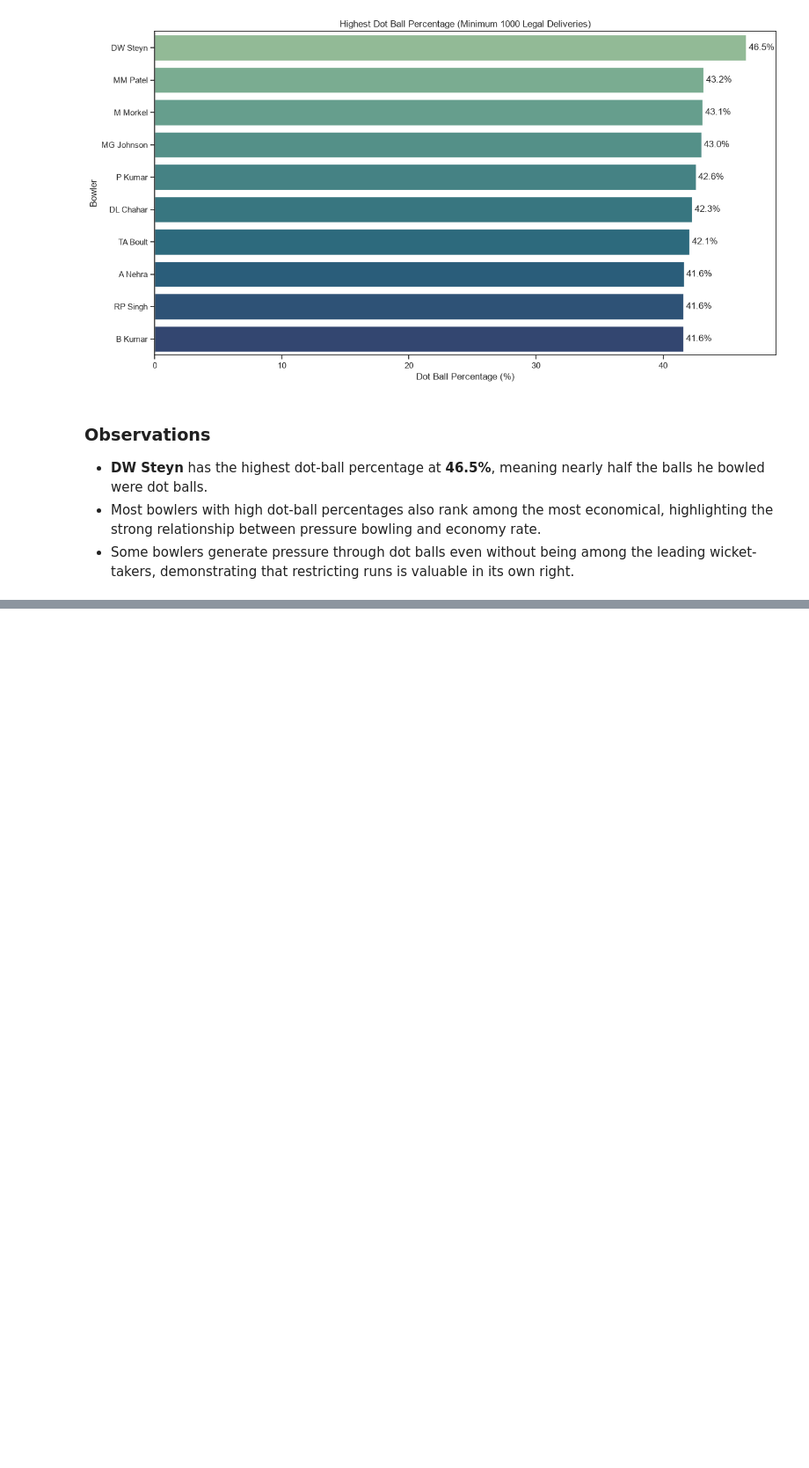
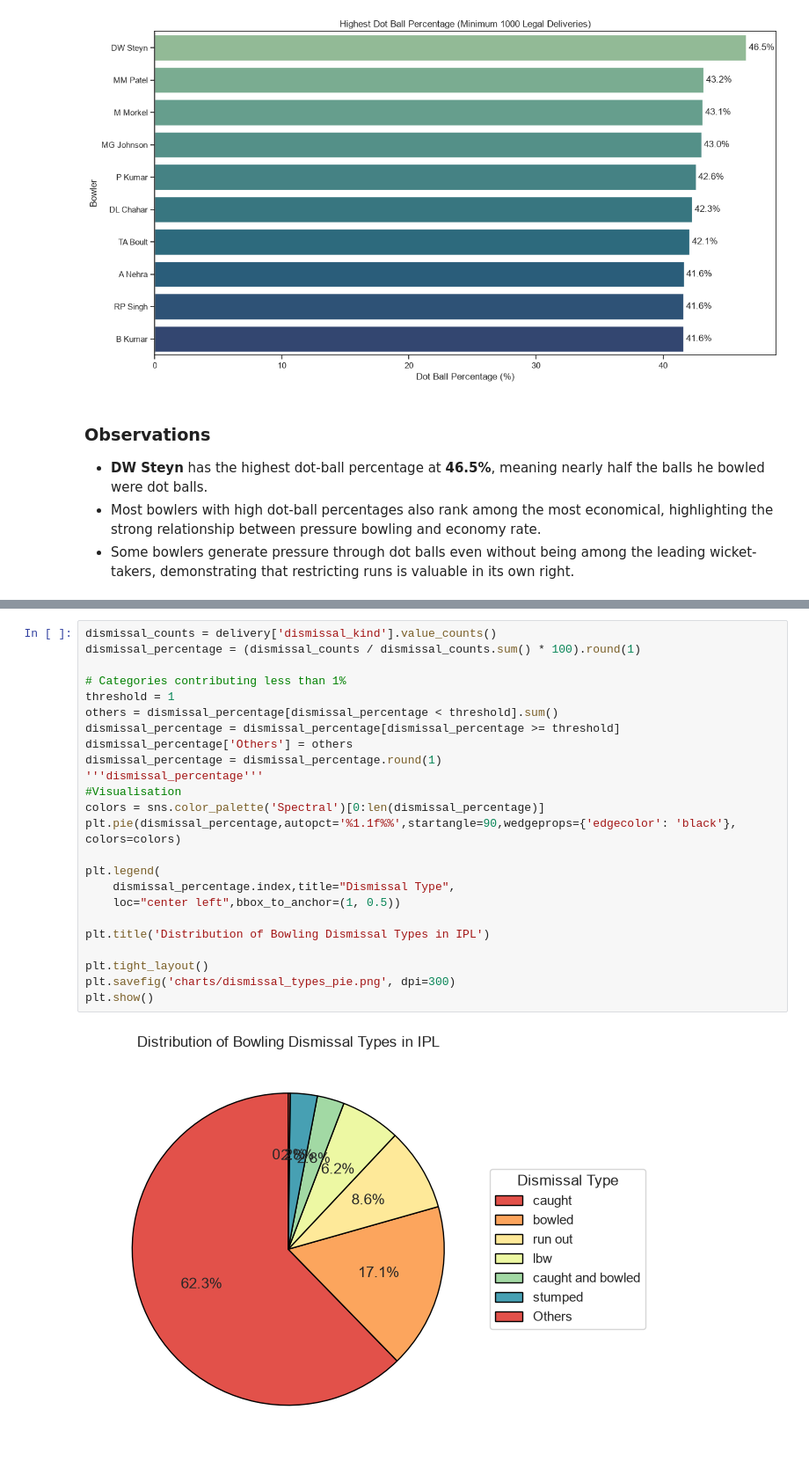
Before and after one commit to parthlamba-glitch/IPL-Data-Analysis, a Jupyter notebook: 4_bowling_analysis.ipynb, the cells around one changed output, grey strips where cells are left out. Shown at 88% size. Saved outputs shown, nothing was run; the diff lists cells and outputs as text; blank space fills up the shorter version.

```diff
--- a/4_bowling_analysis.ipynb
+++ b/4_bowling_analysis.ipynb
@@ -151,0 +191,26 @@ plt.show()
+# %%
+dismissal_counts = delivery['dismissal_kind'].value_counts()
+dismissal_percentage = (dismissal_counts / dismissal_counts.sum() * 100).round(1)
+
+# Categories contributing less than 1%
+threshold = 1
+others = dismissal_percentage[dismissal_percentage < threshold].sum()
+dismissal_percentage = dismissal_percentage[dismissal_percentage >= threshold]
+dismissal_percentage['Others'] = others
+dismissal_percentage = dismissal_percentage.round(1)
+'''dismissal_percentage'''
+#Visualisation
+colors = sns.color_palette('Spectral')[0:len(dismissal_percentage)]
+plt.pie(dismissal_percentage,autopct='%1.1f%%',startangle=90,wedgeprops={'edgecolor': 'black'}, colors=colors)
+
+plt.legend(
+    dismissal_percentage.index,title="Dismissal Type",
+    loc="center left",bbox_to_anchor=(1, 0.5))
+
+plt.title('Distribution of Bowling Dismissal Types in IPL')
+
+plt.tight_layout()
+plt.savefig('charts/dismissal_types_pie.png', dpi=300)
+plt.show()
+# %% [output]
+[figure, added]
```
Also changed, not shown: parts of 8 cells of this notebook, 3 other files.
